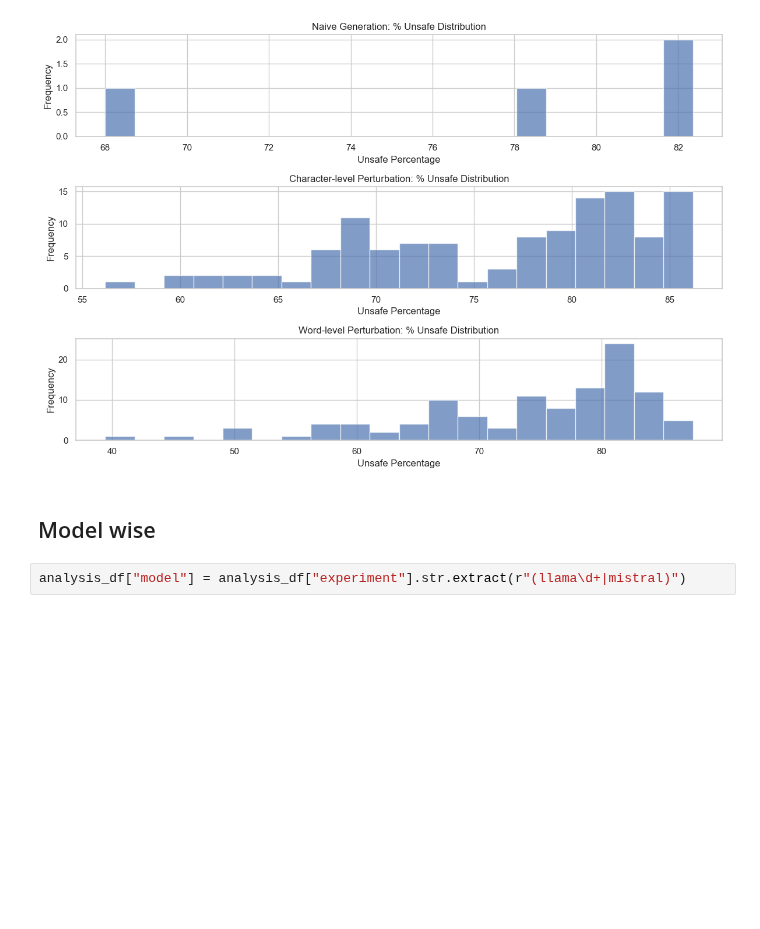
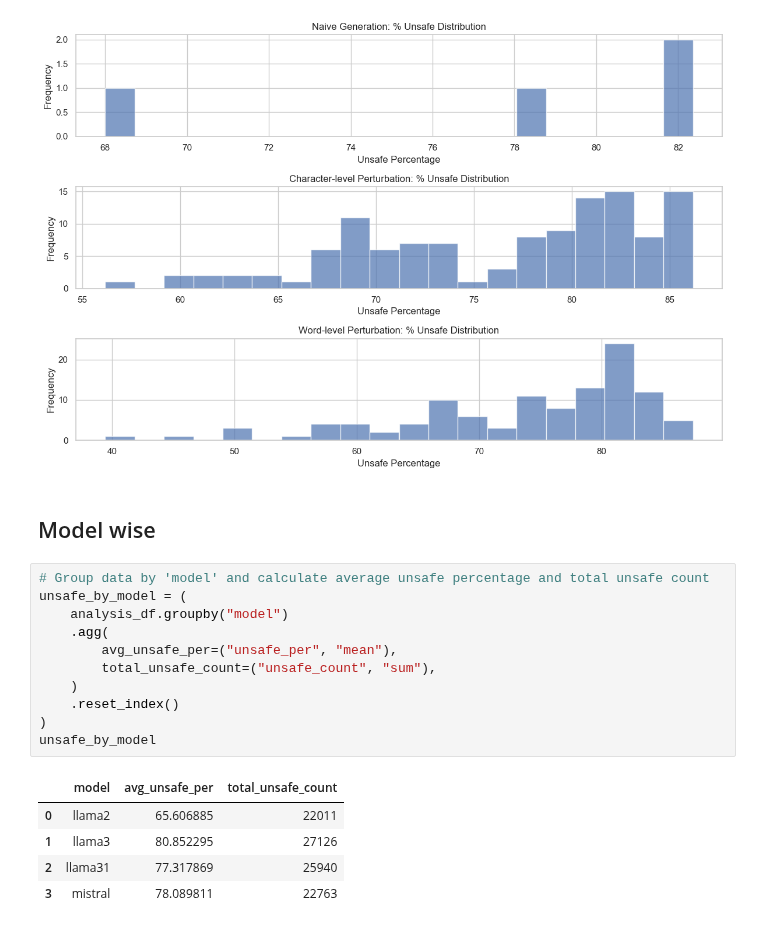
Before and after one commit to Ztrimus/llm-sensitivity, a Jupyter notebook: src/notebooks/llama-guard-response-analysis.ipynb, the cells around one changed output. Drawn from its saved outputs; the diff is of its cells as text; blank space fills up the shorter version.

```diff
--- a/src/notebooks/llama-guard-response-analysis.ipynb
+++ b/src/notebooks/llama-guard-response-analysis.ipynb
@@ -342,5 +337,20 @@ plt.show()
 [figure]
 # %% [markdown]
 ## Model wise
-# %%
-analysis_df["model"] = analysis_df["experiment"].str.extract(r"(llama\d+|mistral)")
+# %%
+# Group data by 'model' and calculate average unsafe percentage and total unsafe count
+unsafe_by_model = (
+    analysis_df.groupby("model")
+    .agg(
+        avg_unsafe_per=("unsafe_per", "mean"),
+        total_unsafe_count=("unsafe_count", "sum"),
+    )
+    .reset_index()
+)
+unsafe_by_model
+# %% [output]
+|  | model | avg_unsafe_per | total_unsafe_count |
+| 0 | llama2 | 65.606885 | 22011 |
+| 1 | llama3 | 80.852295 | 27126 |
+| 2 | llama31 | 77.317869 | 25940 |
+| 3 | mistral | 78.089811 | 22763 |
```
Also changed, not shown: parts of 7 cells of this notebook, 1 other file.
